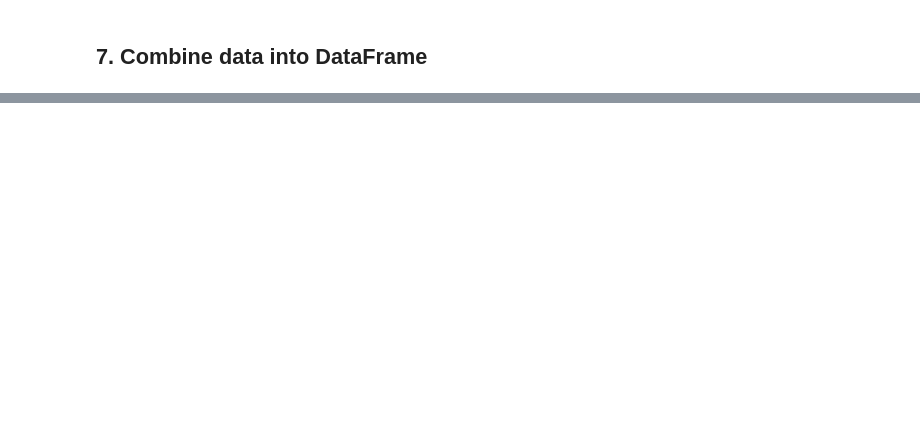
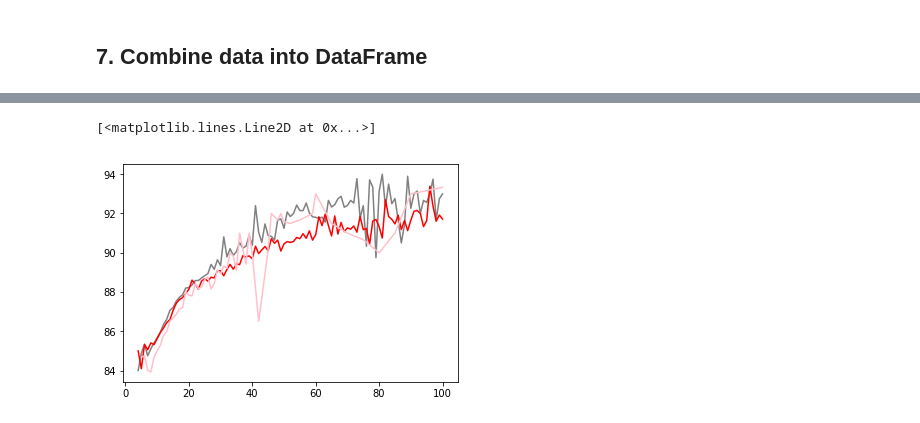
Before and after one commit to DaVaHa/WebScrapingProjectTutorial, a Jupyter notebook: audition.ipynb, the cells around one changed output, grey strips where cells are left out. Saved outputs shown, nothing was run; the diff lists cells and outputs as text; code cells hidden in the pictures; blank space fills up the shorter version.

```diff
--- a/audition.ipynb
+++ b/audition.ipynb
@@ -459,0 +447,34 @@ df[df.Rating == 100][["Price","Rating"]].groupby('Rating').mean()
+# %%
+# Price by class of rating
+def ClassifyRating(x):
+
+    """
+    98–100 Classic The pinnacle of quality.
+    94–97 Superb A great achievement.
+    90–93 Excellent Highly recommended.
+    87–89 Very Good Often good value; well recommended.
+    83–86 Good Suitable for everyday consumption; often good value.
+    80–82 Acceptable Can be employed in casual, less-critical circumstances.
+    """
+
+    if x >= 98:
+        return 'Classic'
+    elif x >= 94:
+        return 'Superb'
+    elif x >= 90:
+        return 'Excellent'
+    elif x >= 87:
+        return 'Very good'
+    elif x >= 83:
+        return 'Good'
+    elif x >= 80:
+        return 'Acceptable'
+    else:
+        return 'Unacceptable'
+
+# New columns
+winemag["Segment"] = winemag["Rating"].apply(ClassifyRating)
+
+# Show average price by segment
+segments = winemag[["Segment","Price", "Rating"]].groupby("Segment").mean()
+segments.sort_values("Rating", ascending=False)
@@ -459,0 +490,8 @@ df[df.Rating == 100][["Price","Rating"]].groupby('Rating').mean()
+# %%
+# Plot rating by color
+plt.plot(winemag[winemag.Color == 'White'][["Price","Rating"]].groupby('Price').mean(), color='grey')
+plt.plot(winemag[winemag.Color == 'Red'  ][["Price","Rating"]].groupby('Price').mean(), color='red')
+plt.plot(winemag[winemag.Color == 'Rose' ][["Price","Rating"]].groupby('Price').mean(), color='pink')
+# %% [output]
+[<matplotlib.lines.Line2D at 0x...>]
+[figure, added]
```
Also changed, not shown: parts of 69 cells of this notebook, 5 other files.
